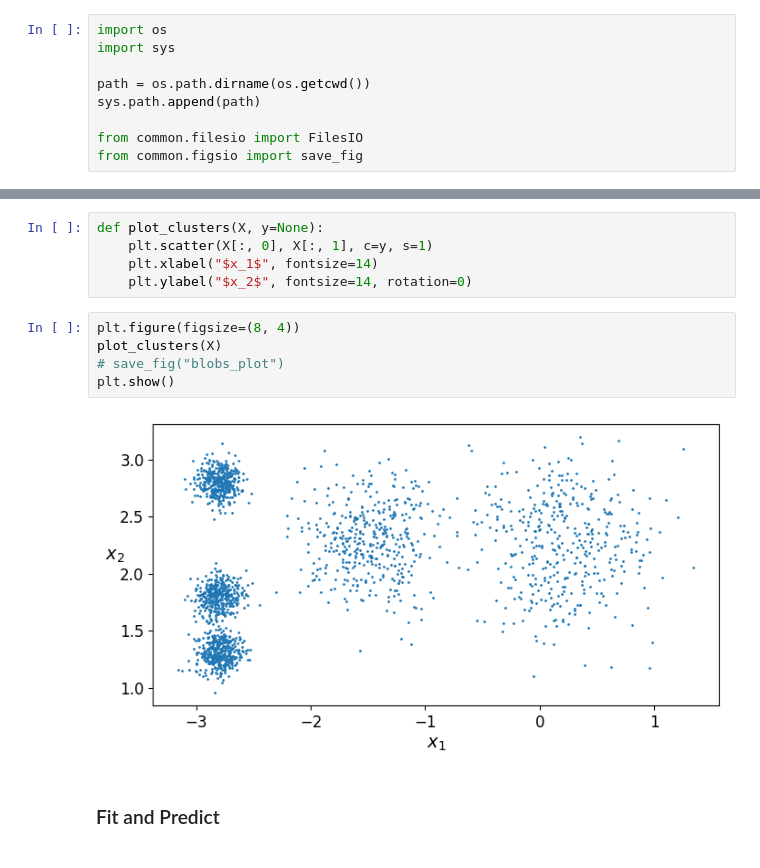
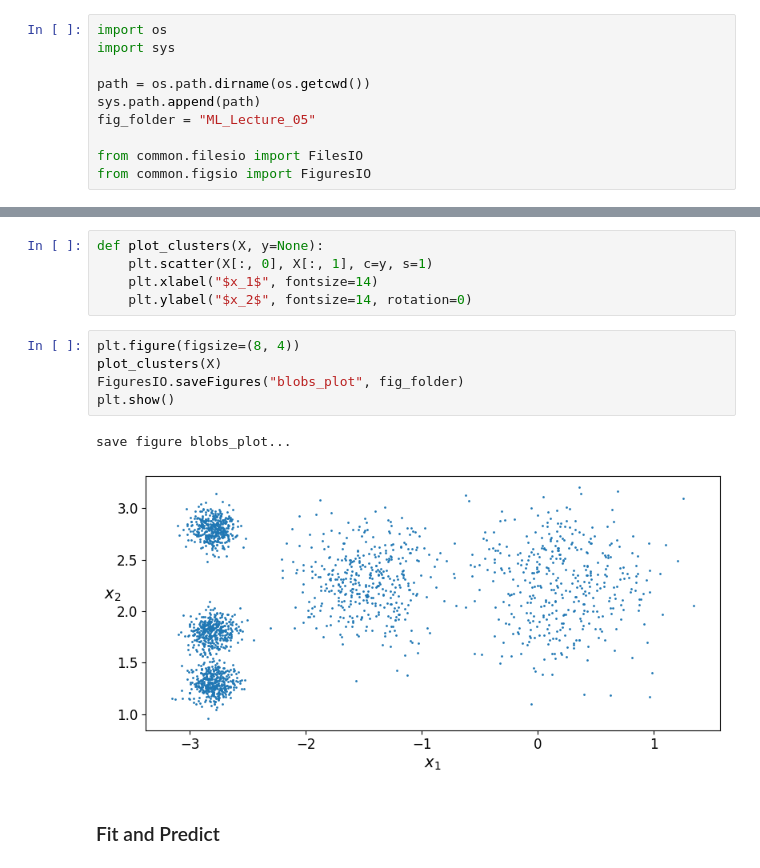
Before and after one commit to FantasySilence/FintechStudy, a Jupyter notebook: lecture/ML_Lecture_05.ipynb, the cells around one changed output, grey strips where cells are left out. Cells and saved outputs as stored; diff of their text form.

```diff
--- a/lecture/ML_Lecture_05.ipynb
+++ b/lecture/ML_Lecture_05.ipynb
@@ -44,9 +43,10 @@ import sys
 
 path = os.path.dirname(os.getcwd())
 sys.path.append(path)
+fig_folder = "ML_Lecture_05"
 
 from common.filesio import FilesIO
-from common.figsio import save_fig
+from common.figsio import FiguresIO
 # %% [markdown]
 # Clustering
 # %% [markdown]
@@ -145,10 +146,11 @@ def plot_clusters(X, y=None):
 # %%
 plt.figure(figsize=(8, 4))
 plot_clusters(X)
-# save_fig("blobs_plot")
+FiguresIO.saveFigures("blobs_plot", fig_folder)
 plt.show()
 # %% [output]
+save figure blobs_plot...
-[figure, old version]
+[figure, new version]
 # %% [markdown]
 ### Fit and Predict
 # %% [markdown]
```
Also changed, not shown: parts of 29 cells of this notebook.
